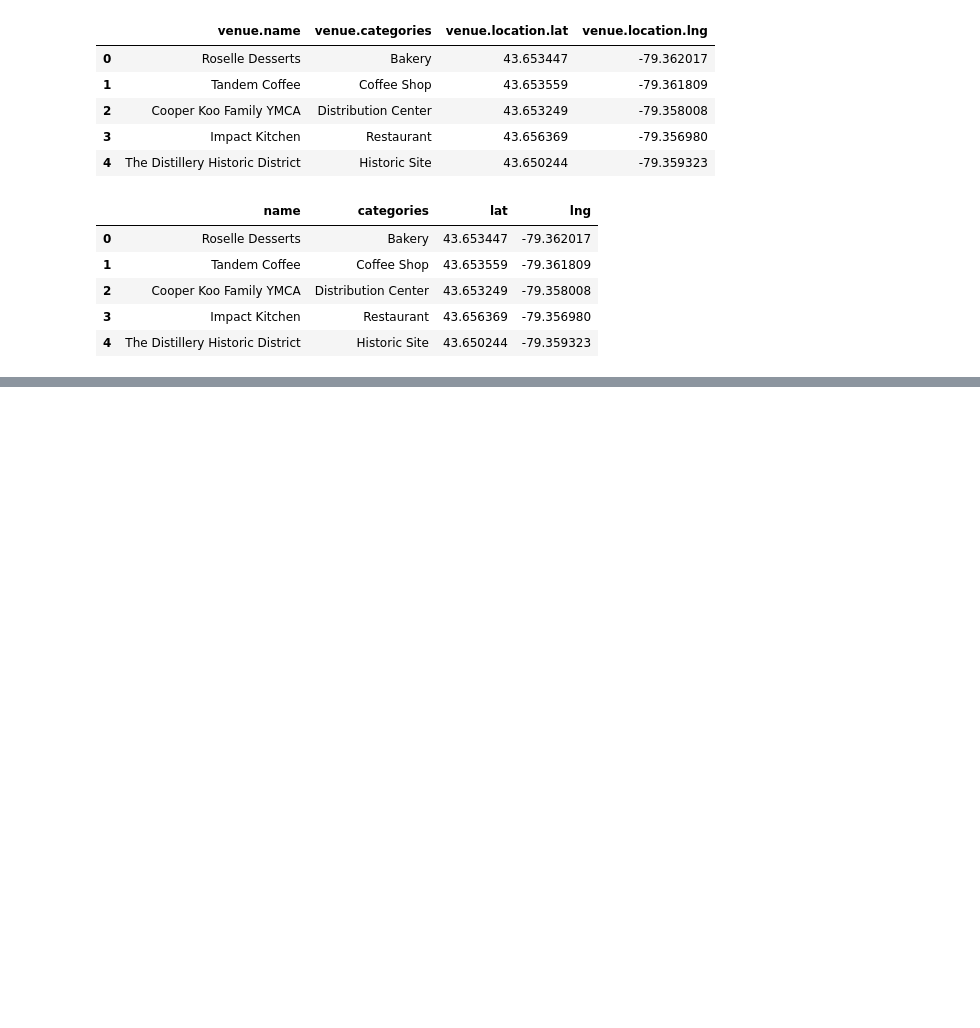
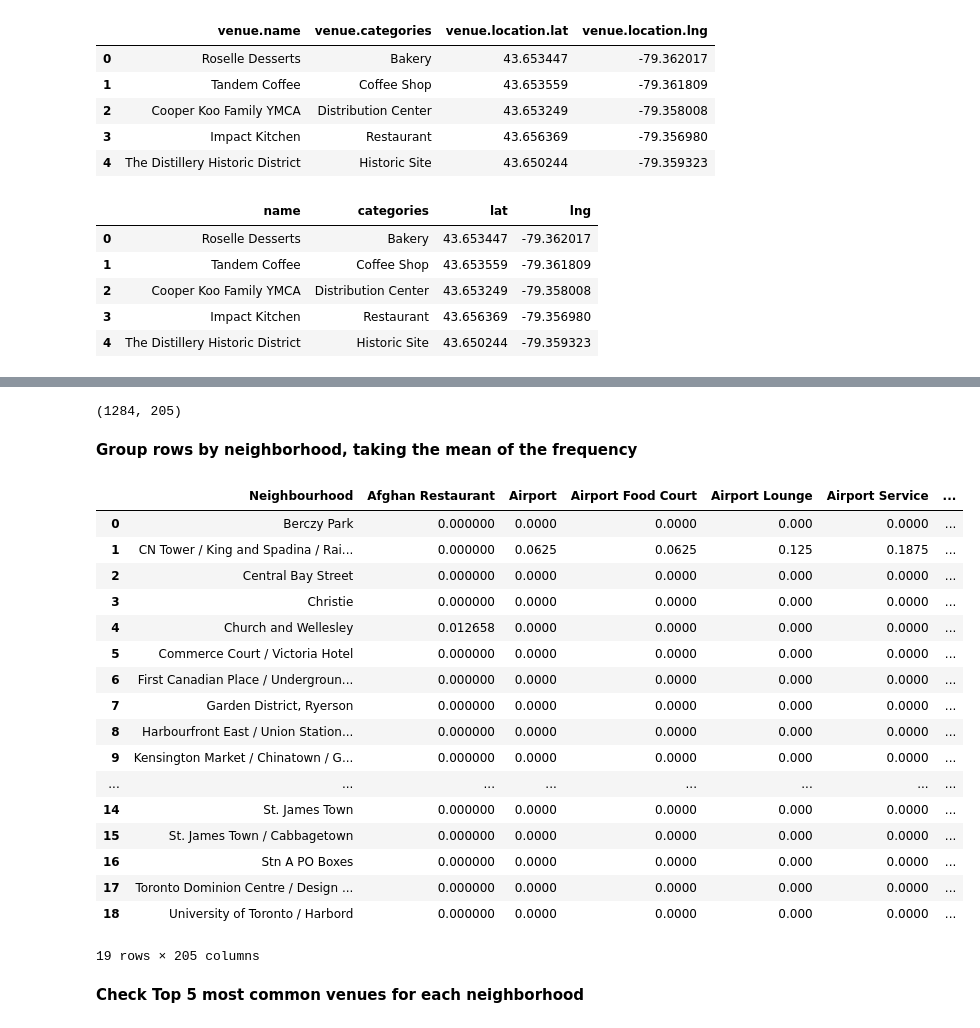
Before and after one commit to hefangzhang/Coursera_Capstone, a Jupyter notebook: Capstone-week3.ipynb, the cells around one changed output, grey strips where cells are left out. Cells and saved outputs as stored; diff of their text form; code cells hidden in the pictures; blank space fills up the shorter version.

```diff
--- a/Capstone-week3.ipynb
+++ b/Capstone-week3.ipynb
@@ -360,5 +360,6 @@ def get_near_by_venues(names, latitudes, longitudes, radius=500):
 
     return nearby_venues
 # %%
-donwntown_venues = get_near_by_venues(names=downtown_toronto['Neighbourhood'],latitudes=downtown_toronto['Latitude'],
-                                   longitudes=downtown_toronto['Longitude'])
+downtown_venues = get_near_by_venues(names=downtown_toronto['Neighbourhood'],latitudes=downtown_toronto['Latitude'],
+                                      longitudes=downtown_toronto['Longitude'])
+downtown_venues.head()
@@ -364,0 +399,11 @@ donwntown_venues = get_near_by_venues(names=downtown_toronto['Neighbourhood'],la
+# %%
+
+# one hot encoding
+downtown_onehot = pd.get_dummies(downtown_venues[['Venue Category']], prefix="", prefix_sep="")
+
+# add neighborhood column back to dataframe
+downtown_onehot['Neighbourhood'] = downtown_venues['Neighbourhood']
+
+# move neighborhood column to the first column
+fixed_columns = [downtown_onehot.columns[-1]] + list(downtown_onehot.columns[:-1])
+downtown_onehot.head()
@@ -364,0 +418,30 @@ donwntown_venues = get_near_by_venues(names=downtown_toronto['Neighbourhood'],la
+# %%
+downtown_onehot.shape
+# %% [output]
+(1284, 205)
+# %% [markdown]
+**Group rows by neighborhood, taking the mean of the frequency**
+# %%
+downtown_grouped = downtown_onehot.groupby('Neighbourhood').mean().reset_index()
+downtown_grouped
+# %% [output]
+|  | Neighbourhood | Afghan Restaurant | Airport | Airport Food Court | Airport Lounge | Airport Service | ... |
+| 0 | Berczy Park | 0.000000 | 0.0000 | 0.0000 | 0.000 | 0.0000 | ... |
+| 1 | CN Tower / King and Spadina / Rai... | 0.000000 | 0.0625 | 0.0625 | 0.125 | 0.1875 | ... |
+| 2 | Central Bay Street | 0.000000 | 0.0000 | 0.0000 | 0.000 | 0.0000 | ... |
+| 3 | Christie | 0.000000 | 0.0000 | 0.0000 | 0.000 | 0.0000 | ... |
+| 4 | Church and Wellesley | 0.012658 | 0.0000 | 0.0000 | 0.000 | 0.0000 | ... |
+| 5 | Commerce Court / Victoria Hotel | 0.000000 | 0.0000 | 0.0000 | 0.000 | 0.0000 | ... |
+| 6 | First Canadian Place / Undergroun... | 0.000000 | 0.0000 | 0.0000 | 0.000 | 0.0000 | ... |
+| 7 | Garden District, Ryerson | 0.000000 | 0.0000 | 0.0000 | 0.000 | 0.0000 | ... |
+| 8 | Harbourfront East / Union Station... | 0.000000 | 0.0000 | 0.0000 | 0.000 | 0.0000 | ... |
+| 9 | Kensington Market / Chinatown / G... | 0.000000 | 0.0000 | 0.0000 | 0.000 | 0.0000 | ... |
+| ... | ... | ... | ... | ... | ... | ... | ... |
+| 14 | St. James Town | 0.000000 | 0.0000 | 0.0000 | 0.000 | 0.0000 | ... |
+| 15 | St. James Town / Cabbagetown | 0.000000 | 0.0000 | 0.0000 | 0.000 | 0.0000 | ... |
+| 16 | Stn A PO Boxes | 0.000000 | 0.0000 | 0.0000 | 0.000 | 0.0000 | ... |
+| 17 | Toronto Dominion Centre / Design ... | 0.000000 | 0.0000 | 0.0000 | 0.000 | 0.0000 | ... |
+| 18 | University of Toronto / Harbord | 0.000000 | 0.0000 | 0.0000 | 0.000 | 0.0000 | ... |
+19 rows × 205 columns
+# %% [markdown]
+**Check Top 5 most common venues for each neighborhood**
```
Also changed, not shown: parts of 10 cells of this notebook.
